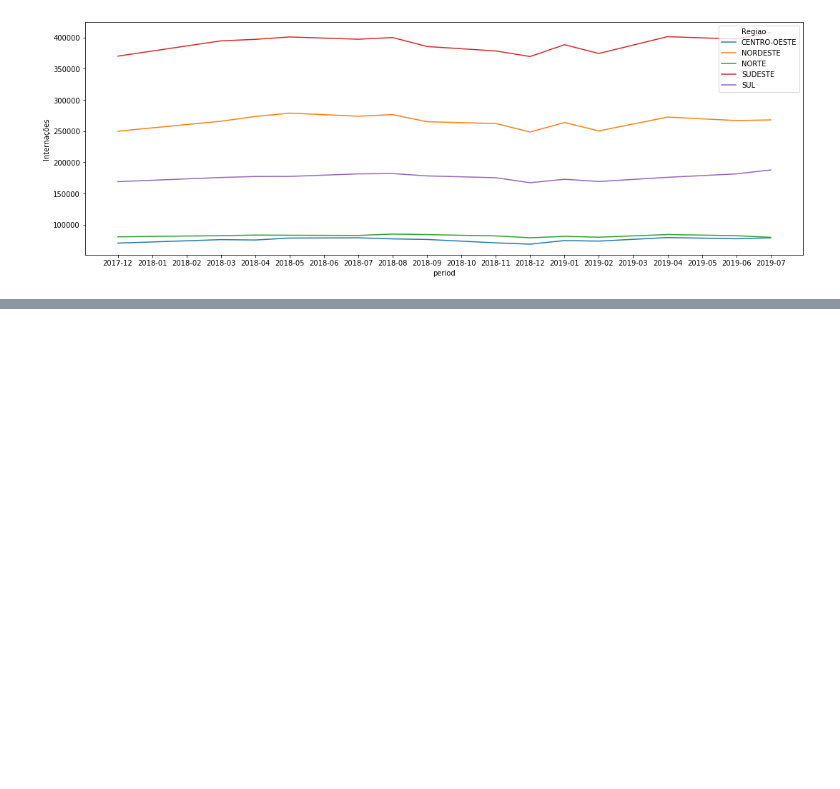
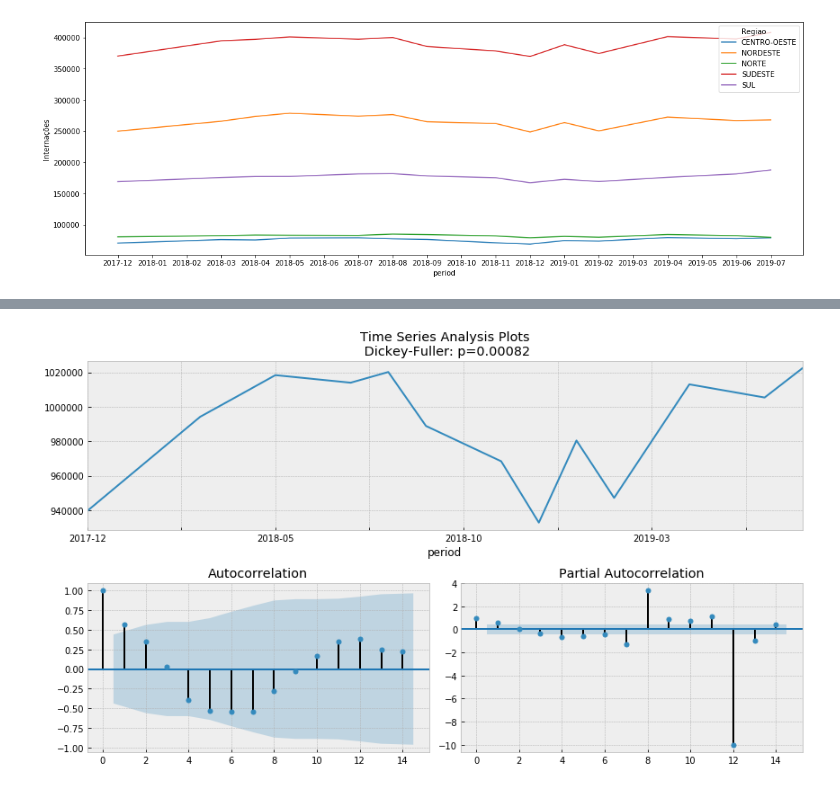
Before and after one commit to leshiota/case_sulamerica, a Jupyter notebook: notebooks/analise.ipynb, the cells around one changed output, grey strips where cells are left out. Saved outputs shown, nothing was run; the diff lists cells and outputs as text; code cells hidden in the pictures; blank space fills up the shorter version.

```diff
--- a/notebooks/analise.ipynb
+++ b/notebooks/analise.ipynb
@@ -310,0 +326,5 @@ sns.lineplot(x='period', y='Internações',
+# %%
+#Select only variables that will be forecasted
+X =  total_df[['period','Internações','Óbitos','Valor_médio_AIH']].set_index('period')
+# create X_train and X_test (holdout sample for test model performance)
+X_train, X_test = sl.ts_train_test_split(X, 2)
@@ -310,0 +335,6 @@ sns.lineplot(x='period', y='Internações',
+# %%
+# ARIMA Model for Internações
+y=X['Internações']
+sl.tsplot(y=y, lags=14)
+# %% [output]
+[figure, added]
```
Also changed, not shown: parts of 38 cells of this notebook, 6 other files.
